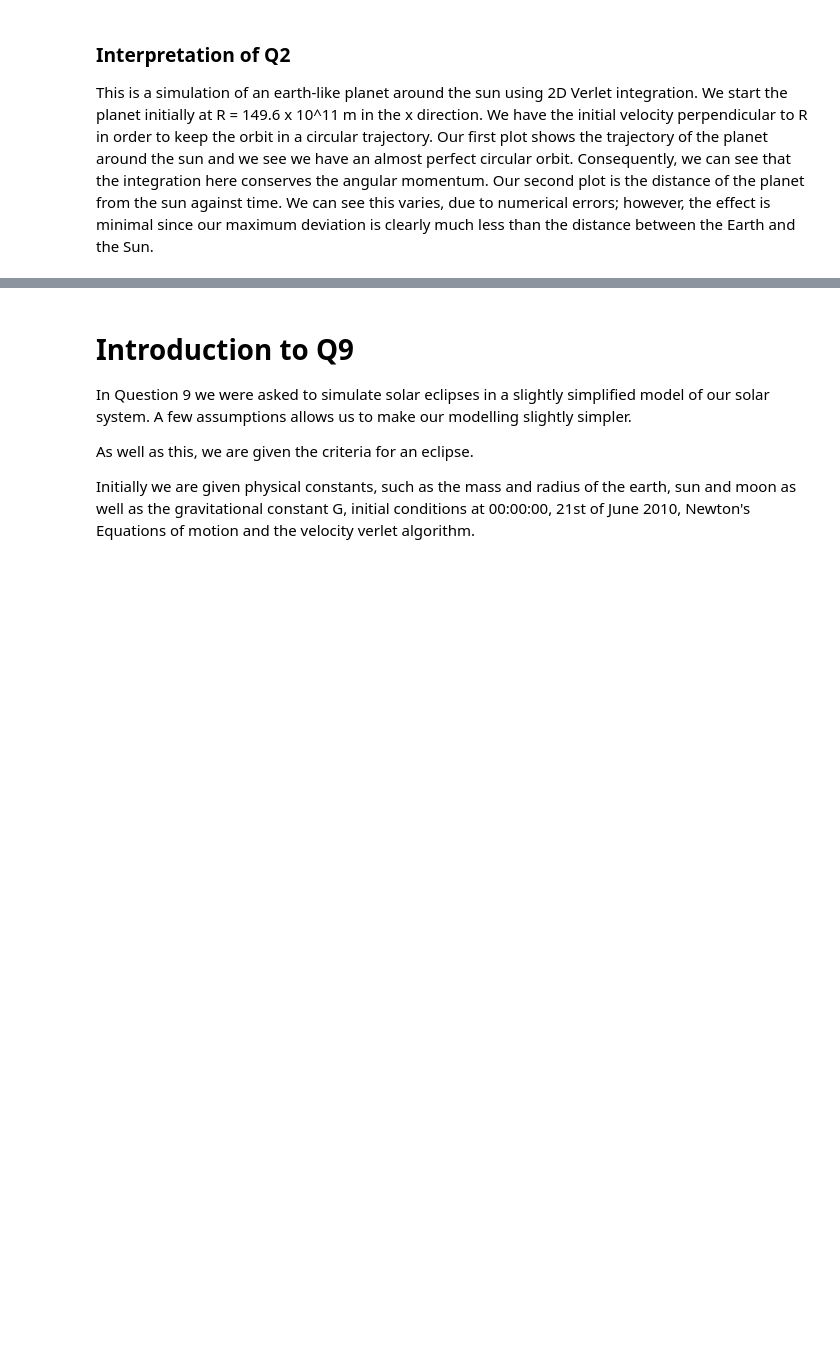
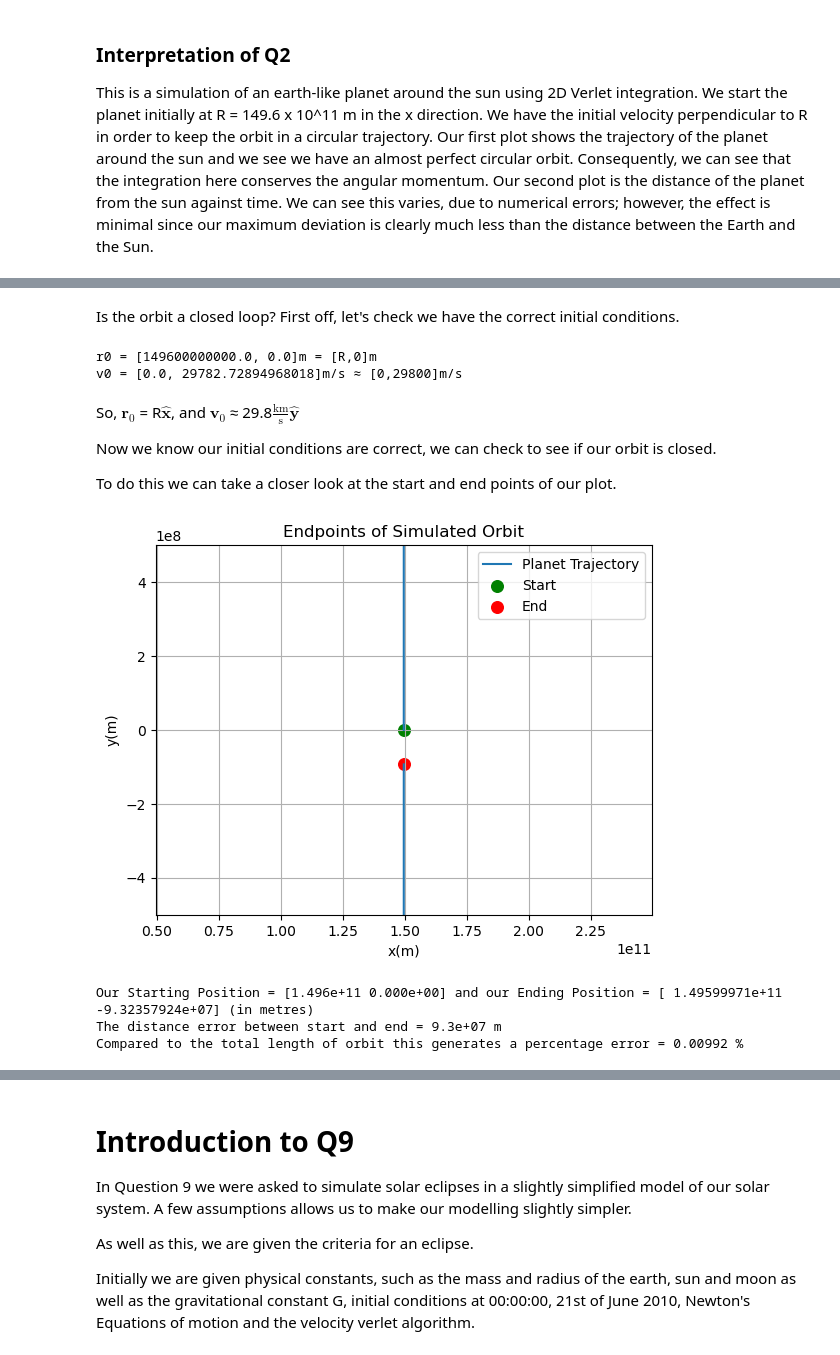
Before and after one commit to Dante-DP/Planetary-Motion, a Jupyter notebook: PROJECT_DOWNLOAD_REUPLOAD (1).ipynb, the cells around one changed output, grey strips where cells are left out. Cells and saved outputs as stored; diff of their text form; code cells hidden in the pictures; blank space fills up the shorter version.

```diff
--- a/PROJECT_DOWNLOAD_REUPLOAD (1).ipynb
+++ b/PROJECT_DOWNLOAD_REUPLOAD (1).ipynb
@@ -234,0 +241,46 @@ We can see this varies, due to numerical errors; however, the effect is minimal
+# %% [markdown]
+Is the orbit a closed loop?
+First off, let's check we have the correct initial conditions.
+# %%
+print('')
+print(f'r0 = {[r0[0] , r0[1]]}m = [R,0]m')
+print(f'v0 = {[v0[0],v0[1]]}m/s ≈ [0,29800]m/s ')
+# %% [output]
+r0 = [149600000000.0, 0.0]m = [R,0]m
+v0 = [0.0, 29782.72894968018]m/s ≈ [0,29800]m/s
+# %% [markdown]
+So, $\mathbf{r}_0$ = R$\mathbf{\hat{x}}$, and $\mathbf{v}_0$ ≈ 29.8$\frac{\text{km}}{\text{s}}$$\mathbf{\hat{y}}$
+
+Now we know our initial conditions are correct, we can check to see if our orbit is closed.
+
+To do this we can take a closer look at the start and end points of our plot.
+# %%
+start_r=np.array([r[0][0],0])
+end_r=np.array([r[len(t)-1][0],r[len(t)-1][1]])
+#Defines the start and end position for simulated orbit
+
+plt.figure()
+plt.grid(True)
+plt.plot(r[:,0],r[:,1], label='Planet Trajectory')
+plt.scatter(start_r[0],0,color='green',s=70,label='Start')
+plt.scatter(end_r[0], end_r[1],color='red',s=70,label='End')
+plt.xlabel('x(m)')
+plt.ylabel('y(m)')
+plt.title('Endpoints of Simulated Orbit')
+plt.legend(loc='upper right')
+plt.xlim(R-1e11,R+1e11)
+plt.ylim(-.5e9,.5e9)
+plt.show()
+#Same plot from Q2. Have adjusted x and y axis limits to zoom in on start and end point.
+
+print(f'Our Starting Position = {start_r} and our Ending Position = {end_r} (in metres)')
+Close_error=lag.norm(start_r-end_r) #distance between start and end in m
+Orbit_length= 2 * np.pi * R #circumfernece of expected orbit
+Percentage_close_error=Close_error/Orbit_length*100 #computes percentage difference between expected vs total distance travelled in orbit
+print(f'The distance error between start and end = {Close_error:.2} m')
+print(f'Compared to the total length of orbit this generates a percentage error = {Percentage_close_error:.5f} %')
+# %% [output]
+[figure, added]
+Our Starting Position = [1.496e+11 0.000e+00] and our Ending Position = [ 1.49599971e+11 -9.32357924e+07] (in metres)
+The distance error between start and end = 9.3e+07 m
+Compared to the total length of orbit this generates a percentage error = 0.00992 %
```
Also changed, not shown: parts of 7 cells of this notebook.
